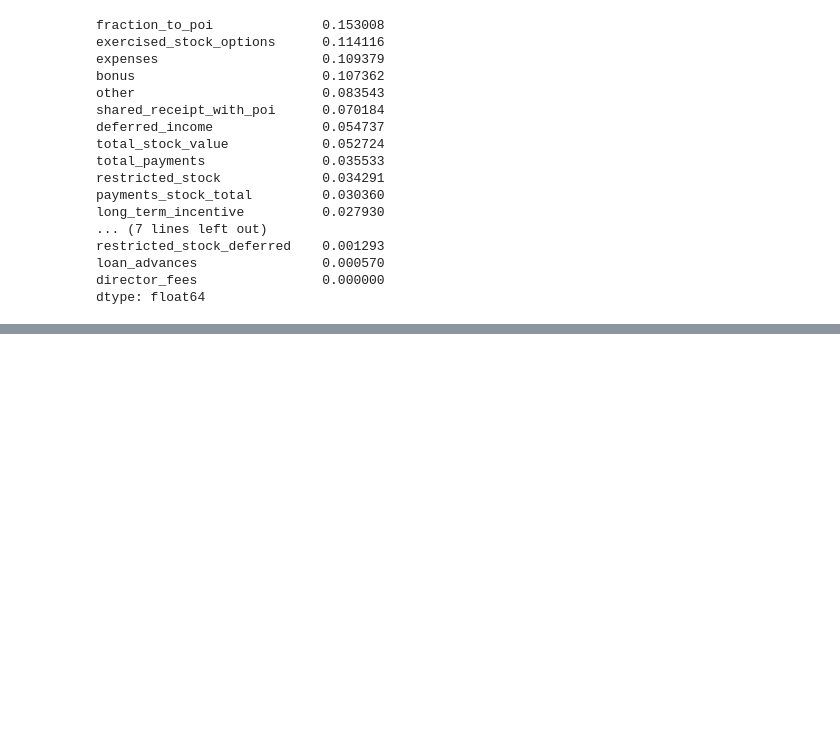
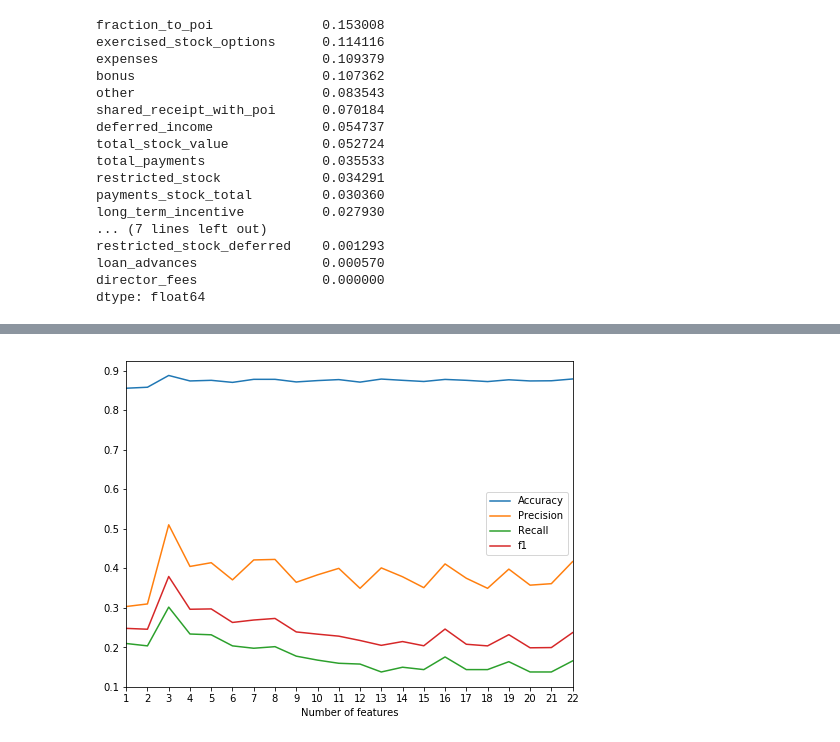
Before and after one commit to Zhenmao/udacity-dand-p5-identify-fraud-from-enron-email, a Jupyter notebook: udacity-dand-p5-identify-fraud-from-enron-email.ipynb, the cells around one changed output, grey strips where cells are left out. Cells and saved outputs as stored; diff of their text form; code cells hidden in the pictures; blank space fills up the shorter version.

```diff
--- a/udacity-dand-p5-identify-fraud-from-enron-email.ipynb
+++ b/udacity-dand-p5-identify-fraud-from-enron-email.ipynb
@@ -396,0 +507,6 @@ dtype: float64
+# %%
+# Random Forest with SelectKBest features
+clf = RandomForestClassifier()
+scores_RandomForest_SelectKBest_df = feature_num_scores(features, labels, features_selectKBest_all, sss_100, clf)
+# %% [output]
+[figure, added]
```
Also changed, not shown: parts of 14 cells of this notebook.
